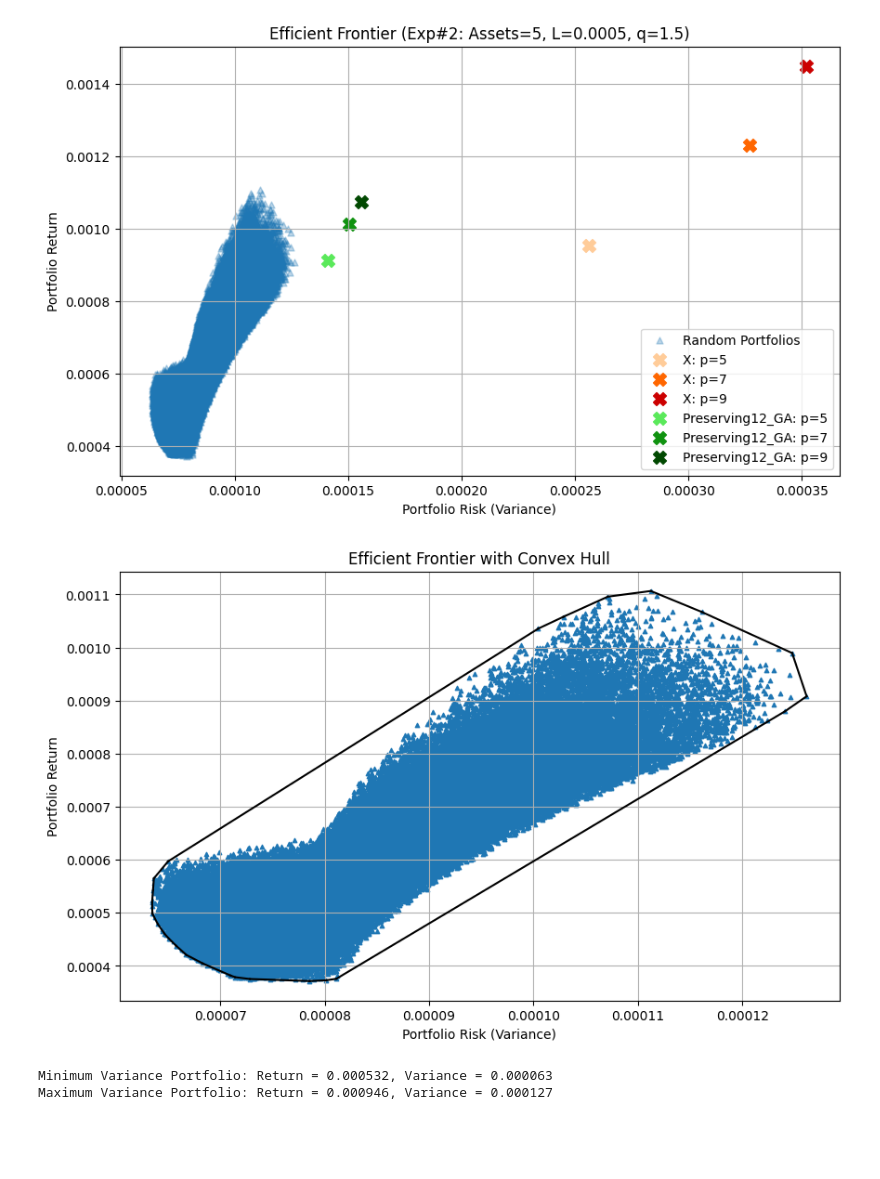
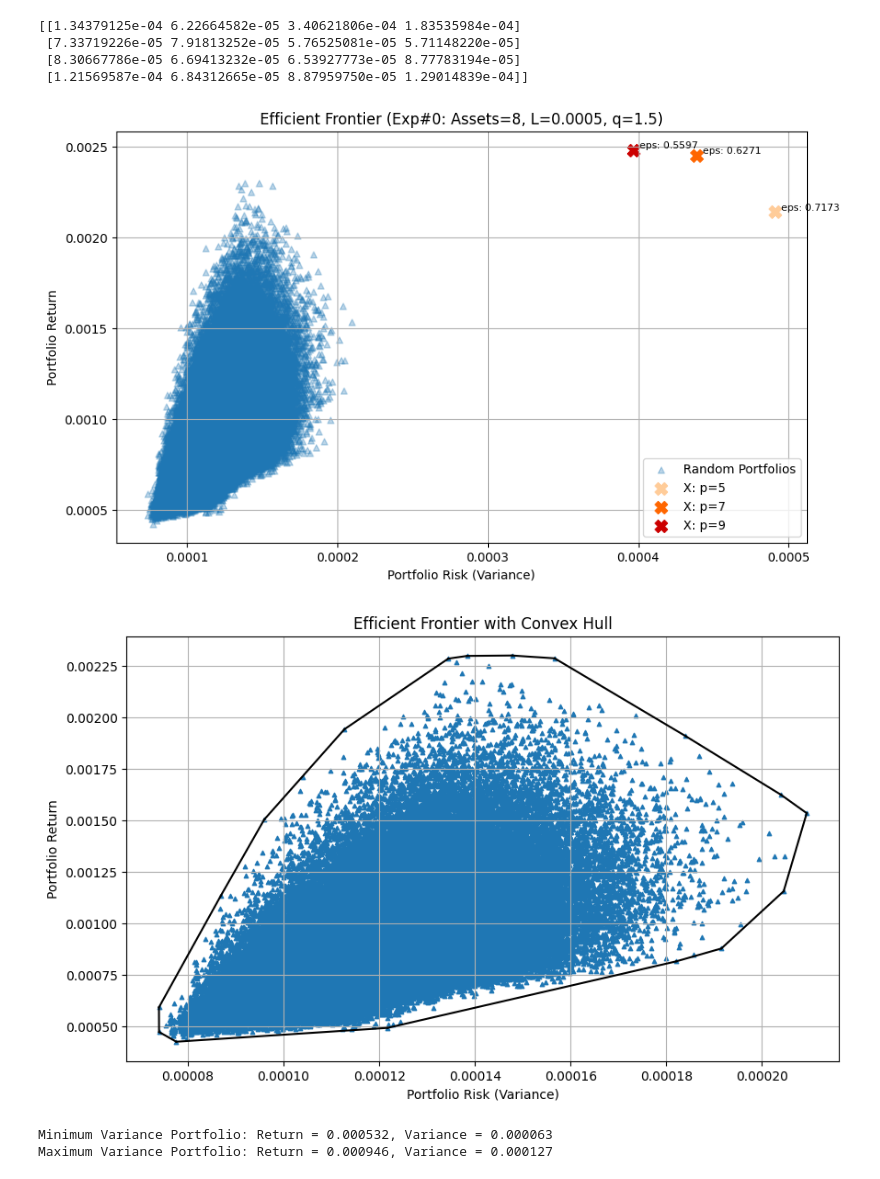
Before and after one commit to AndewNN/Quantum_Computing, a Jupyter notebook: CUDA/Efficient_frontier.ipynb, the cells around one changed output. Drawn from its saved outputs; the diff is of its cells as text; code cells hidden in the pictures; blank space fills up the shorter version.

Commit message:
text plot violation

```diff
--- a/CUDA/Efficient_frontier.ipynb
+++ b/CUDA/Efficient_frontier.ipynb
@@ -41,13 +41,13 @@ import os
 dirr = "./experiments_approx_Q2"
 L = 0.0005
 q = 1.5
-N_ASSETS = 5
-exp_idx = 2
+N_ASSETS = 8
+exp_idx = 0
 
 # X mixer params
 enable_X = 1
 p_X = [5, 7, 9]
-boost_X = 5000
+boost_X = 1400
 color_X = {
     5: "#ffcc99",
     7: "#ff6600",
@@ -55,7 +55,7 @@ color_X = {
 }
 
 # Preserving Mixer params
-enable_P = 1
+enable_P = 0
 p_P = [5, 7, 9]
 boost_P = 10500
 init_bases = [12]
@@ -84,7 +84,9 @@ if enable_X == 1:
             budget = df_X.loc[(df_X['Assets'] == N_ASSETS) & (df_X['Exp'] == exp_idx), 'Budget'].values[0]
         risk = df_X.loc[(df_X['Assets'] == N_ASSETS) & (df_X['Exp'] == exp_idx), 'Risk'].values[0]
         ret_final = df_X.loc[(df_X['Assets'] == N_ASSETS) & (df_X['Exp'] == exp_idx), 'Return'].values[0]
-        points_optim.append((risk, ret_final, "X", p, False))
+        violation = df_X.loc[(df_X['Assets'] == N_ASSETS) & (df_X['Exp'] == exp_idx), 'Budget_Violations'].values[0]
+        violation = np.sqrt(violation / L)
+        points_optim.append((risk, ret_final, "X", p, False, violation))
 
 if enable_P == 1:
     for bases in init_bases:
@@ -99,38 +101,48 @@ if enable_P == 1:
                 data_P = np.load(f"{dirr_P}/{expect_file_P}")
                 risk = df_P.loc[(df_P['Assets'] == N_ASSETS) & (df_P['Exp'] == exp_idx), 'Risk'].values[0]
                 ret_final = df_P.loc[(df_P['Assets'] == N_ASSETS) & (df_P['Exp'] == exp_idx), 'Return'].values[0]
-                points_optim.append((risk, ret_final, mode_name, p, is_GA))
+                violation = df_P.loc[(df_P['Assets'] == N_ASSETS) & (df_P['Exp'] == exp_idx), 'Budget_Violations'].values[0]
+                violation = np.sqrt(violation / 1)
+# %%
+print(cov[:4, :4])
+# %% [output]
+[[1.34379125e-04 6.22664582e-05 3.40621806e-04 1.83535984e-04]
+ [7.33719226e-05 7.91813252e-05 5.76525081e-05 5.71148220e-05]
+ [8.30667786e-05 6.69413232e-05 6.53927773e-05 8.77783194e-05]
+ [1.21569587e-04 6.84312665e-05 8.87959750e-05 1.29014839e-04]]
 # %%
 ret_list, cov_list = [],[]
 for i in range(150000):
     buy = np.random.dirichlet(np.ones(len(P)))
 
     ret_list.append(ret.T @ buy)
     cov_list.append(buy.T @ cov @ buy)
 ret_list = np.array(ret_list).flatten()
 cov_list = np.array(cov_list).flatten()
 
 # P: green, X: red
 
 plt.figure(figsize=(10,6))
 # Triangle
 plt.scatter(np.array(cov_list), np.array(ret_list), s=25, alpha=0.3, label='Random Portfolios', marker='^')
 # plt.scatter(risk_final, ret_final, color='red', s=100, label='Optimized Portfolio', marker='X')
 # plt.colorbar(label='Portfolio Price')
 for point in points_optim:
-    risk, ret_final, mode, layer, is_GA = point
+    risk, ret_final, mode, layer, is_GA, violation = point
     color_map = color_P if mode.startswith("Preserving") else color_X
     color = color_map[layer]
     marker = 'X' if is_GA else 'X'
     plt.scatter(risk, ret_final, color=color, s=100, label=f'{mode}{("_GA" if is_GA else "_BF") if mode != "X" else ""}: p={layer}', marker=marker)
+    # text annotation for violation
+    plt.text(risk, ret_final, f'  eps: {violation:.4f}', verticalalignment='bottom', horizontalalignment='left', fontsize=8)
 plt.legend()
 plt.xlabel('Portfolio Risk (Variance)')
 plt.ylabel('Portfolio Return')
 plt.title(f'Efficient Frontier (Exp#{exp_idx}: Assets={N_ASSETS}, L={L}, q={q})')
 plt.grid(True)
 plt.show()
 # %% [output]
-[figure, old version]
+[figure, new version]
 # %%
 # convex hull
 from scipy.spatial import ConvexHull
@@ -147,7 +159,7 @@ plt.title('Efficient Frontier with Convex Hull')
 plt.grid(True)
 plt.show()
 # %% [output]
-[figure, old version]
+[figure, new version]
 # %%
 def find_portfolio_for_risk(mu, cov, target_variance, is_upper_bound=True, options={}):
     n_assets = len(mu)
```
